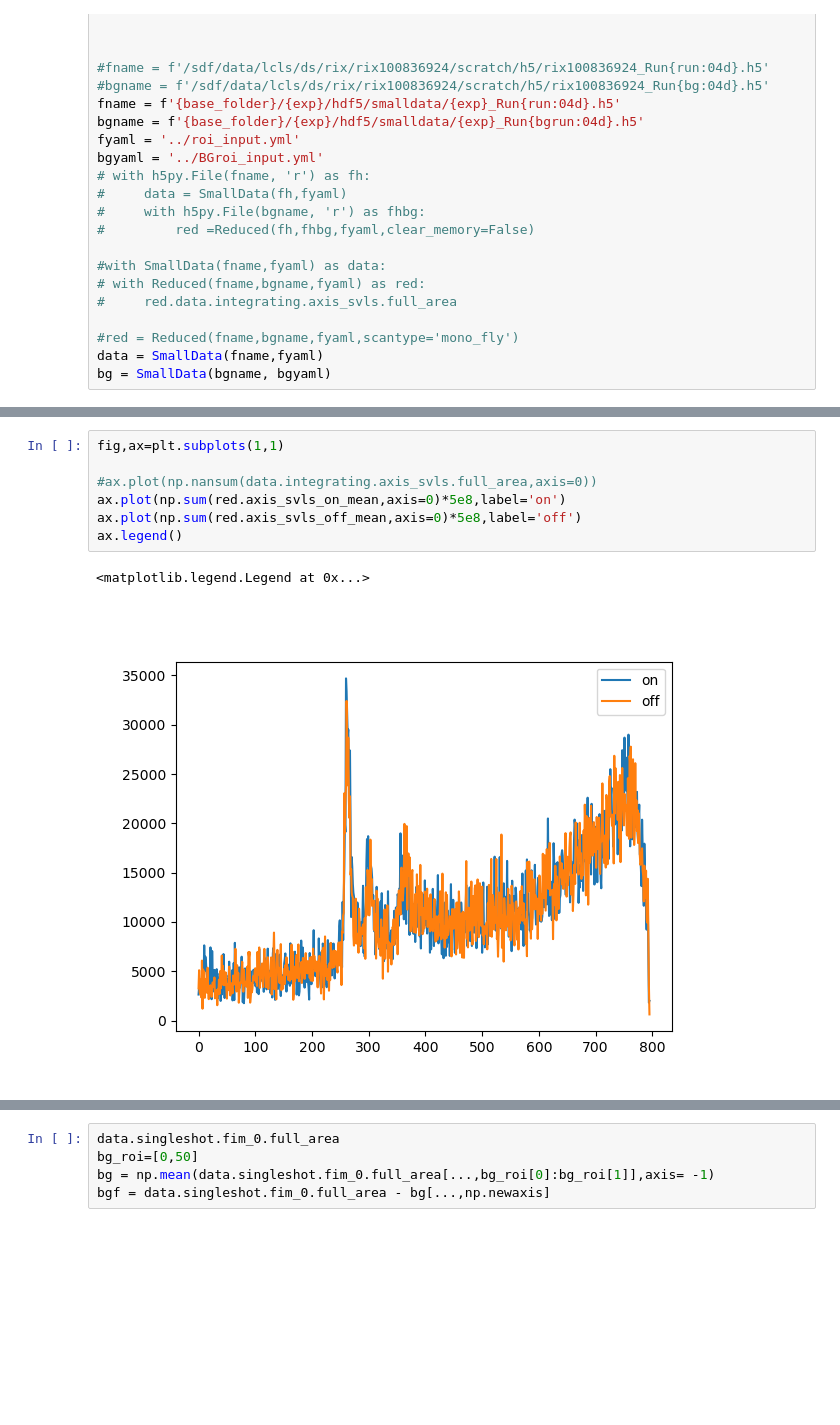
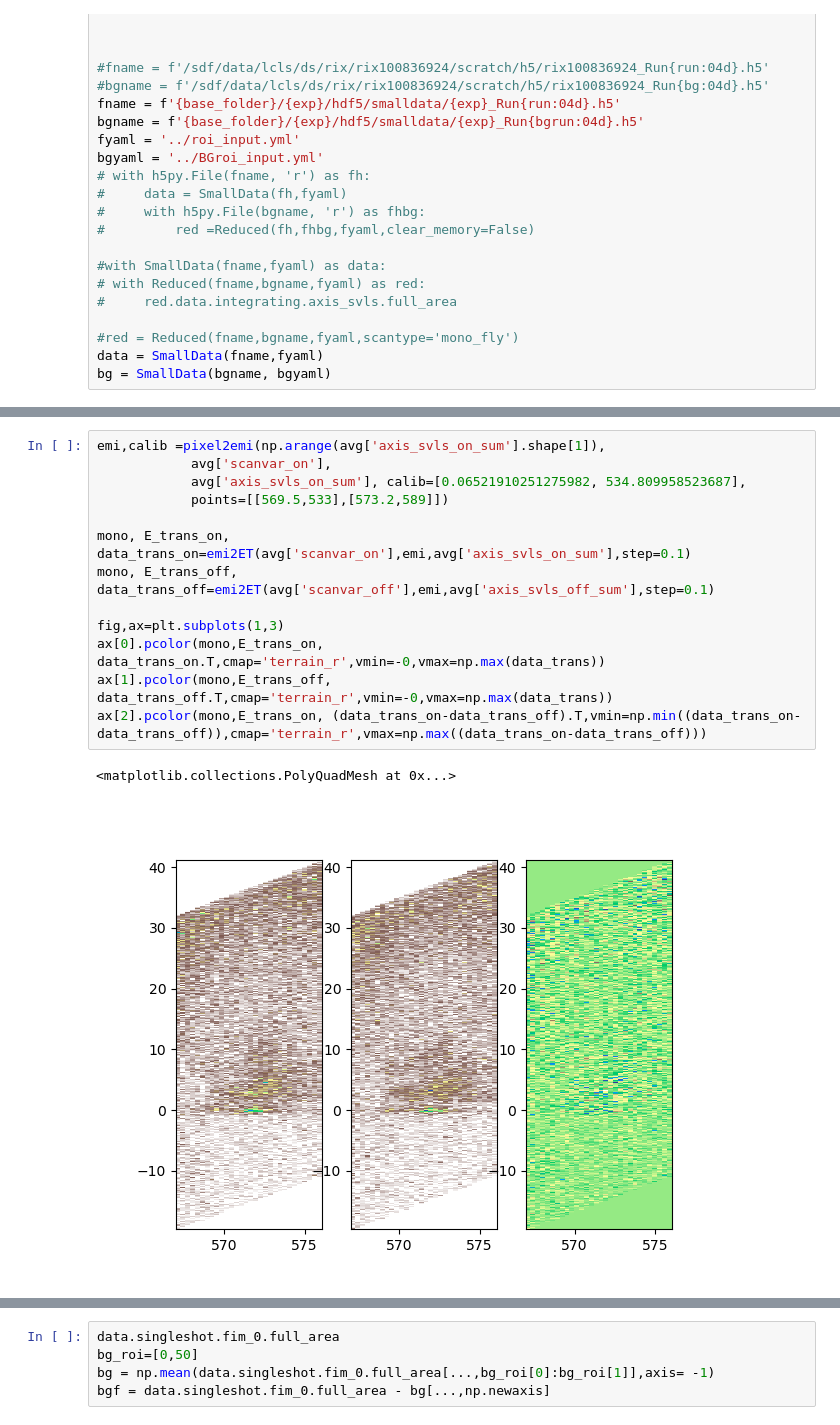
Before and after one commit to AmkeNimm/DataAcceleratorChemRIXS, a Jupyter notebook: jupyter_notebook/test.ipynb, the cells around one changed output, grey strips where cells are left out. Cells and saved outputs as stored; diff of their text form; blank space fills up the shorter version.

Commit message:
added calibration

```diff
--- a/jupyter_notebook/test.ipynb
+++ b/jupyter_notebook/test.ipynb
@@ -71,12 +72,18 @@ bin_counts [115 109 258 150 144 122 168 159 129 179 115 189  94 193  97 125 168
 axis_svls_on_sum
 saved processed data
-# %%
-fig,ax=plt.subplots(1,1)
-
-#ax.plot(np.nansum(data.integrating.axis_svls.full_area,axis=0))
-ax.plot(np.sum(red.axis_svls_on_mean,axis=0)*5e8,label='on')
-ax.plot(np.sum(red.axis_svls_off_mean,axis=0)*5e8,label='off')
-ax.legend()
-# %% [output]
-<matplotlib.legend.Legend at 0x...>
-[figure, removed]
+# %%
+emi,calib =pixel2emi(np.arange(avg['axis_svls_on_sum'].shape[1]),
+            avg['scanvar_on'],
+            avg['axis_svls_on_sum'], calib=[0.06521910251275982, 534.809958523687],
+            points=[[569.5,533],[573.2,589]])
+
+mono, E_trans_on, data_trans_on=emi2ET(avg['scanvar_on'],emi,avg['axis_svls_on_sum'],step=0.1)
+mono, E_trans_off, data_trans_off=emi2ET(avg['scanvar_off'],emi,avg['axis_svls_off_sum'],step=0.1)
+
+fig,ax=plt.subplots(1,3)
+ax[0].pcolor(mono,E_trans_on, data_trans_on.T,cmap='terrain_r',vmin=-0,vmax=np.max(data_trans))
+ax[1].pcolor(mono,E_trans_off, data_trans_off.T,cmap='terrain_r',vmin=-0,vmax=np.max(data_trans))
+ax[2].pcolor(mono,E_trans_on, (data_trans_on-data_trans_off).T,vmin=np.min((data_trans_on-data_trans_off)),cmap='terrain_r',vmax=np.max((data_trans_on-data_trans_off)))
+# %% [output]
+<matplotlib.collections.PolyQuadMesh at 0x...>
+[figure, added]
```
Also changed, not shown: parts of 11 cells of this notebook, 3 other files.
